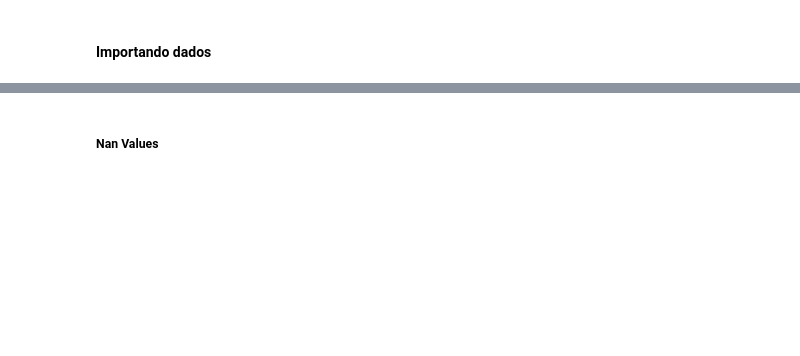
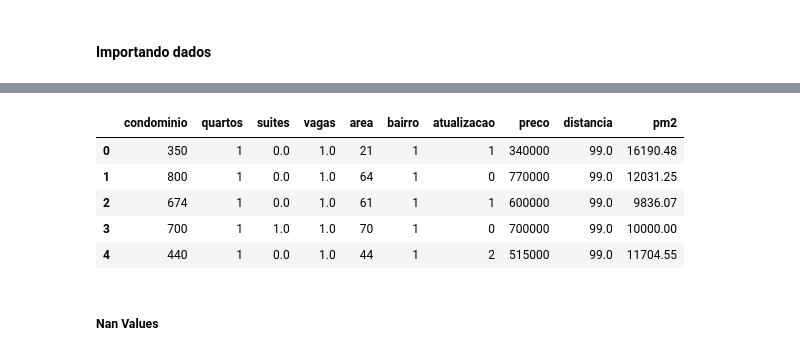
Before and after one commit to dnogaroli/DS-652, a Jupyter notebook: notebooks/Aula 1.ipynb, the cells around one changed output, grey strips where cells are left out. Saved outputs shown, nothing was run; the diff lists cells and outputs as text; code cells hidden in the pictures; blank space fills up the shorter version.

```diff
--- a/notebooks/Aula 1.ipynb
+++ b/notebooks/Aula 1.ipynb
@@ -942,3 +1113,10 @@ pd.merge(df3, df4, on='Paises')
 # %%
-df_imoveis_rj = pd.read_csv('../../00_Datasets/20_Housing/imoveis_Rio_de_Janeiro.csv')
+df_imoveis_rj = pd.read_csv(filename, sep=';')
 df_imoveis_rj.head()
+# %% [output]
+|  | condominio | quartos | suites | vagas | area | bairro | atualizacao | preco | distancia | pm2 |
+| 0 | 350 | 1 | 0.0 | 1.0 | 21 | 1 | 1 | 340000 | 99.0 | 16190.48 |
+| 1 | 800 | 1 | 0.0 | 1.0 | 64 | 1 | 0 | 770000 | 99.0 | 12031.25 |
+| 2 | 674 | 1 | 0.0 | 1.0 | 61 | 1 | 1 | 600000 | 99.0 | 9836.07 |
+| 3 | 700 | 1 | 1.0 | 1.0 | 70 | 1 | 0 | 700000 | 99.0 | 10000.00 |
+| 4 | 440 | 1 | 0.0 | 1.0 | 44 | 1 | 2 | 515000 | 99.0 | 11704.55 |
```
Also changed, not shown: parts of 88 cells of this notebook, 1 other file.
